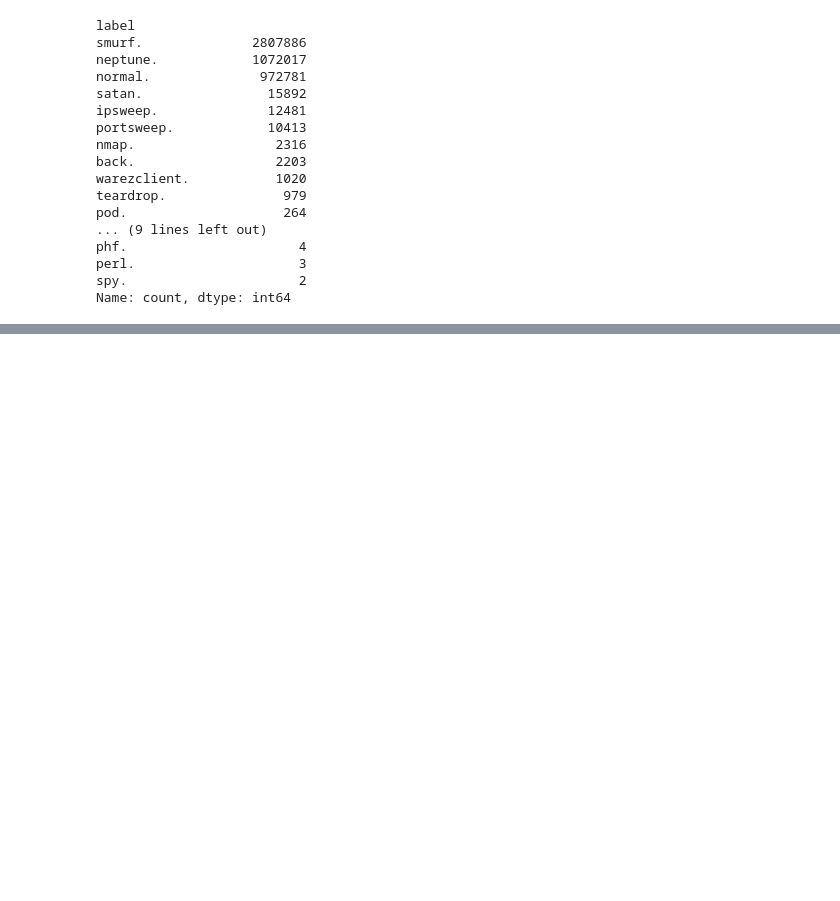
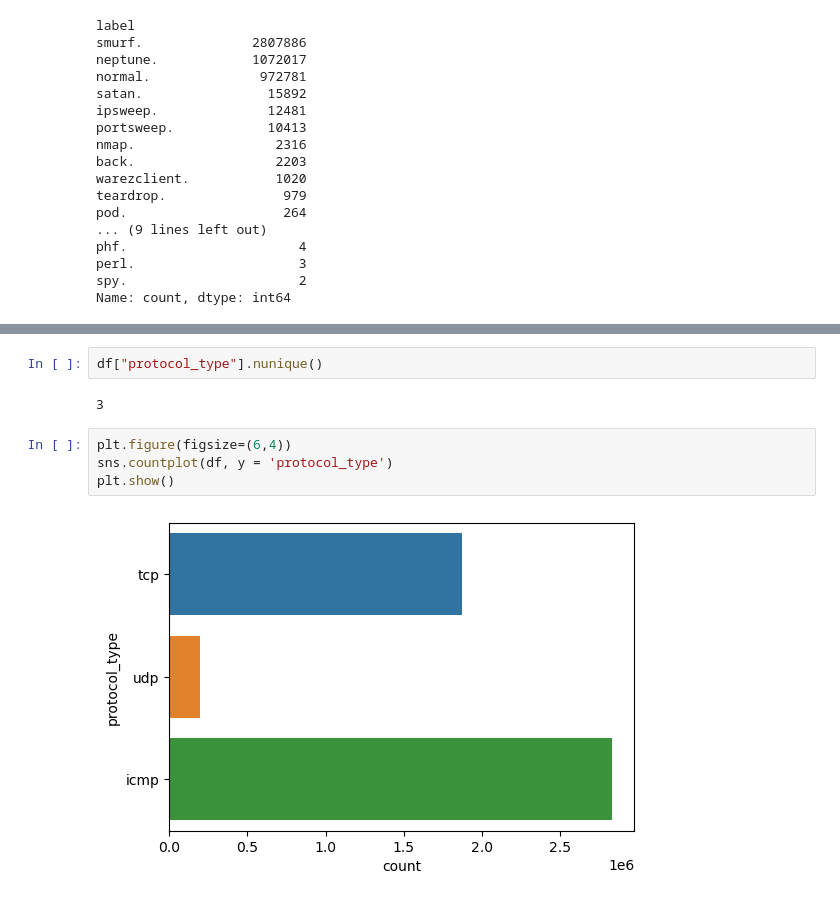
Before and after one commit to JOSHIK27/MSc-Dissertation, a Jupyter notebook: notebooks/01-Exploratory Data Analysis/EDA-KDDCUP99.ipynb, the cells around one changed output, grey strips where cells are left out. Cells and saved outputs as stored; diff of their text form; blank space fills up the shorter version.

```diff
--- a/notebooks/01-Exploratory Data Analysis/EDA-KDDCUP99.ipynb
+++ b/notebooks/01-Exploratory Data Analysis/EDA-KDDCUP99.ipynb
@@ -251,0 +170,10 @@ num_duplicate_rows,
+# %%
+df["protocol_type"].nunique()
+# %% [output]
+3
+# %%
+plt.figure(figsize=(6,4))
+sns.countplot(df, y = 'protocol_type')
+plt.show()
+# %% [output]
+[figure, added]
```
Also changed, not shown: parts of 29 cells of this notebook.
